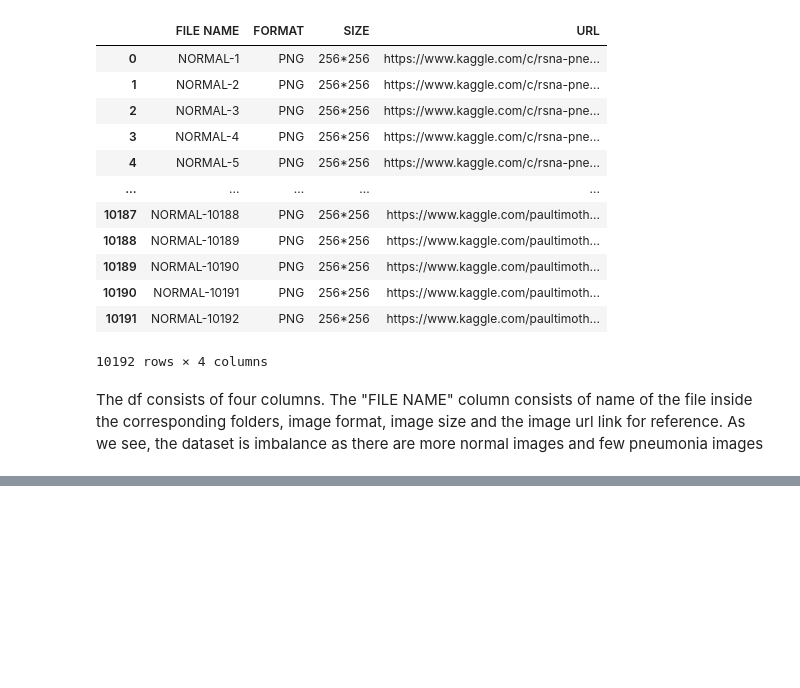
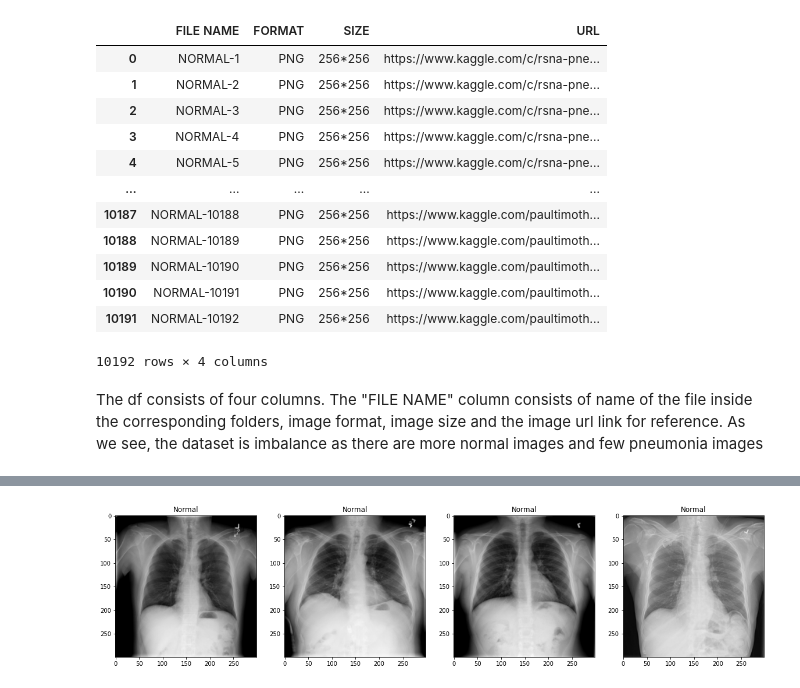
Before and after one commit to dipesh-commits/computer-vision-projects, a Jupyter notebook: COVID 19 Identification/COVID 19.ipynb, the cells around one changed output, grey strips where cells are left out. Saved outputs shown, nothing was run; the diff lists cells and outputs as text; code cells hidden in the pictures; blank space fills up the shorter version.

Commit message:
Added processing image and plotting

```diff
--- a/COVID 19 Identification/COVID 19.ipynb
+++ b/COVID 19 Identification/COVID 19.ipynb
@@ -124,9 +132,10 @@ ValueError: num must be 1 <= num <= 2, not 3
 # %%
-# def plot_images(images:list):
-#     total_img = len(images)
+covid_folder = os.path.join(data_folder,"COVID")
+pneumonia_folder = os.path.join(data_folder,"Viral Pneumonia")
+lung_opacity_folder = os.path.join(data_folder,"Lung_Opacity")
+normal_folder = os.path.join(data_folder,"Normal")
 # %%
-opencv
-numpy
-pandas
-matplotlib
-xlrd
+imgs = ProcessImage(normal_folder,4)
+imgs.plot_images()
+# %% [output]
+[figure, added]
```
Also changed, not shown: parts of 5 cells of this notebook.
